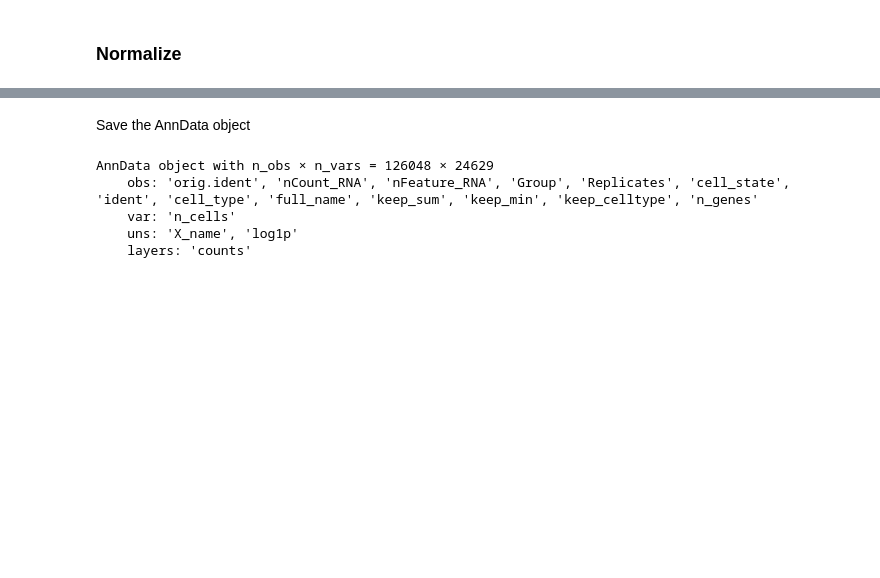
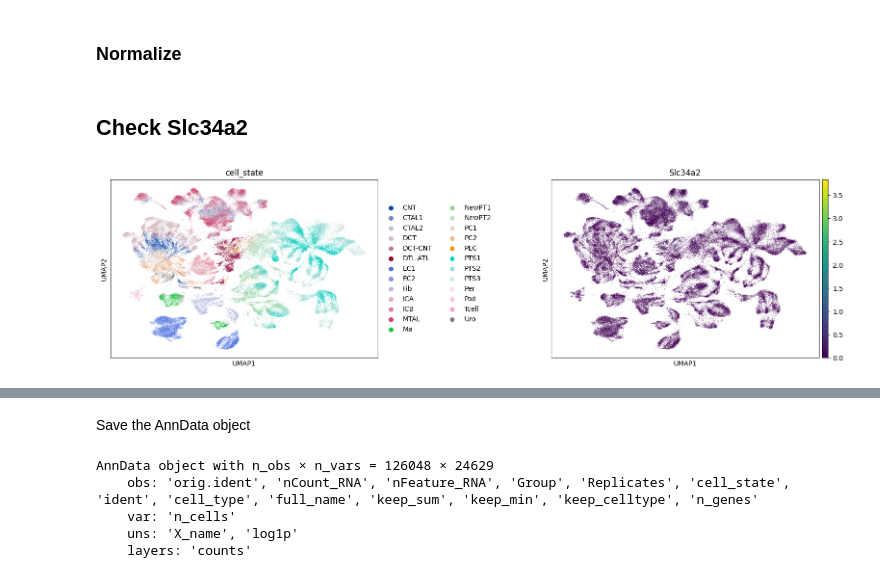
Before and after one commit to saezlab/lianaplus_manuscript, a Jupyter notebook: notebooks/scAKI/1.AKI_PrepapreSC.ipynb, the cells around one changed output, grey strips where cells are left out. Saved outputs shown, nothing was run; the diff lists cells and outputs as text; code cells hidden in the pictures; blank space fills up the shorter version.

```diff
--- a/notebooks/scAKI/1.AKI_PrepapreSC.ipynb
+++ b/notebooks/scAKI/1.AKI_PrepapreSC.ipynb
@@ -136,3 +135,5 @@ adata.layers['counts'] = adata.X.copy()
 # %%
 sc.pp.normalize_total(adata, target_sum=1e4)
 sc.pp.log1p(adata)
+# %% [markdown]
+## Check Slc34a2
@@ -138,0 +144,4 @@ sc.pp.log1p(adata)
+# %%
+sc.pl.umap(adata, color=[groupby, 'Slc34a2'], wspace=0.5)
+# %% [output]
+[figure, added]
```
Also changed, not shown: parts of 6 cells of this notebook, 5 other files.
